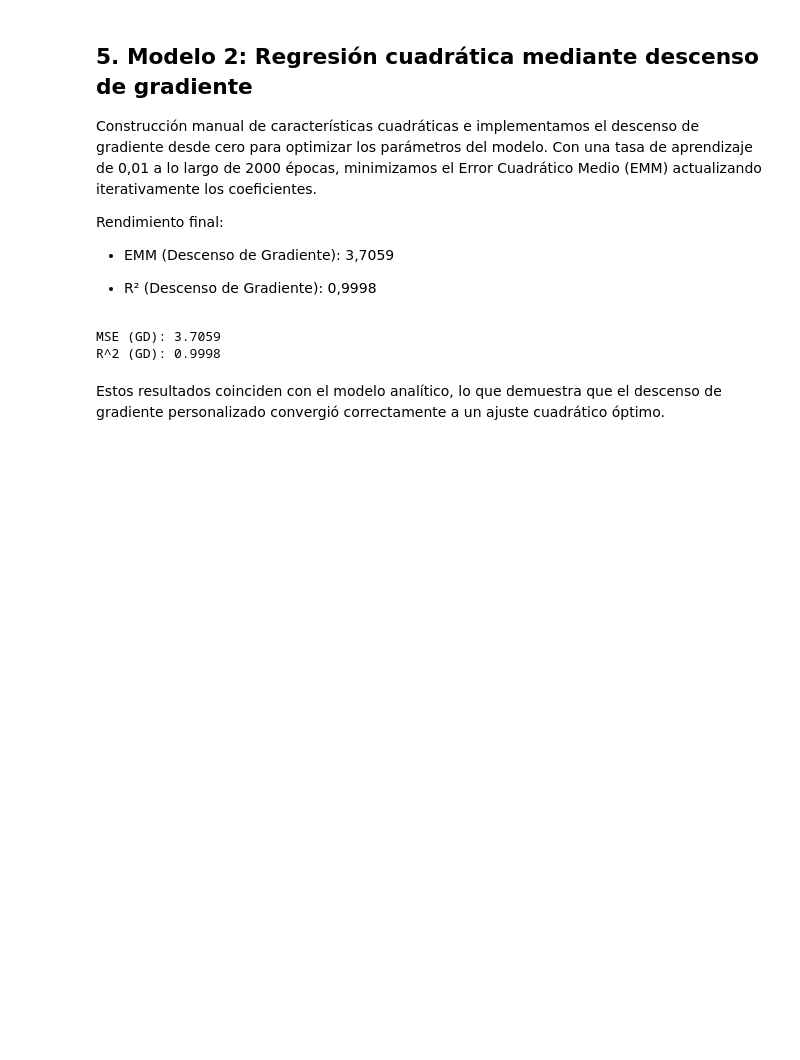
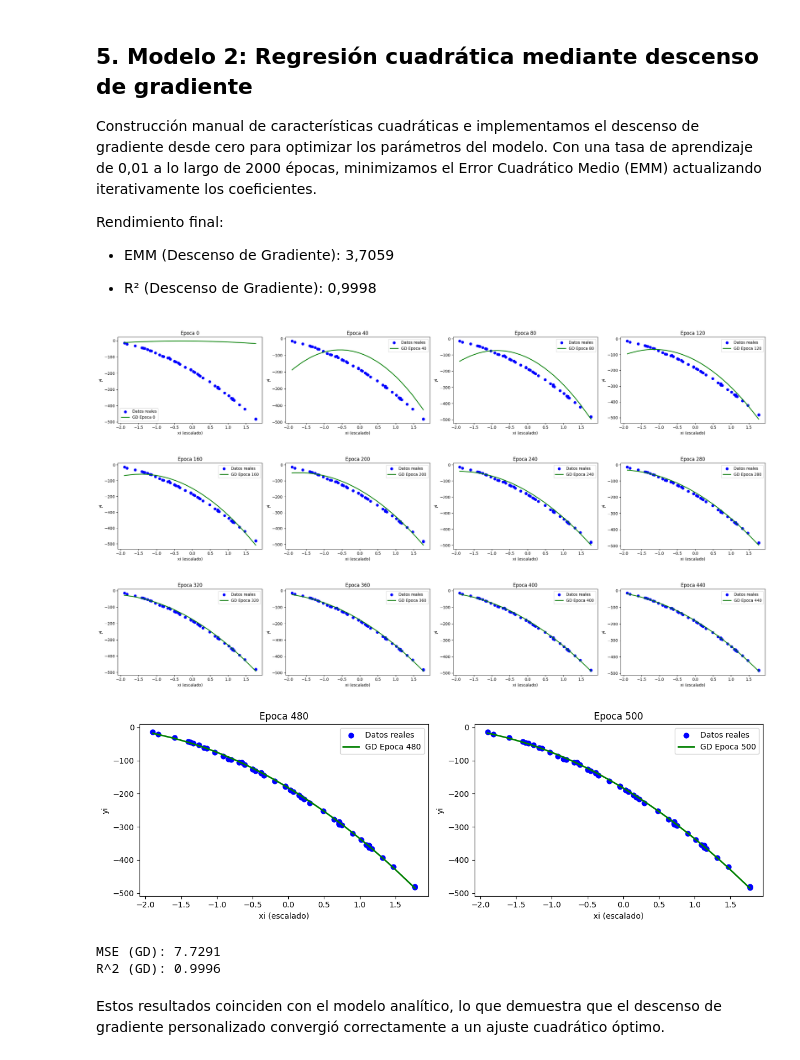
Before and after one commit to JossueJativa/InteligenciaArtificial2, a Jupyter notebook: Polynomial_regression.ipynb, the cells around one changed output. Drawn from its saved outputs; the diff is of its cells as text; code cells hidden in the pictures; blank space fills up the shorter version.

```diff
--- a/Polynomial_regression.ipynb
+++ b/Polynomial_regression.ipynb
@@ -187,37 +188,70 @@ X_gd = np.c_[np.ones(X_gd.shape[0]), X_gd]  # Add bias term
 # Initialize parameters
 np.random.seed(0)
 theta = np.random.randn(X_gd.shape[1])
 
 # Hyperparameters
 lr = 0.01
-epochs = 2000
+epochs = 501
 
 # Cost function
 def compute_cost(X, y, theta):
     y_pred = X @ theta
     return np.mean((y - y_pred) ** 2)
 
-# Gradient Descent
+# Gradient Descent with grouped plots
 costs = []
+snapshots = []
+epochs_to_plot = []
+
 for epoch in range(epochs):
     y_pred_gd = X_gd @ theta
     error = y_pred_gd - y
     grad = 2 * X_gd.T @ error / len(y)
     theta -= lr * grad
     if epoch % 100 == 0:
         costs.append(compute_cost(X_gd, y, theta))
+    # Save snapshot every 300 epochs and last epoch
+    if epoch % 40 == 0 or epoch == epochs - 1:
+        snapshots.append(theta.copy())
+        epochs_to_plot.append(epoch)
+
+batch_size = 4
+num_batches = math.ceil(len(snapshots) / batch_size)
+
+for batch in range(num_batches):
+    start = batch * batch_size
+    end = min((batch + 1) * batch_size, len(snapshots))
+    n_plots = end - start
+    fig, axes = plt.subplots(1, n_plots, figsize=(6 * n_plots, 4))
+    if n_plots == 1:
+        axes = [axes]
+    idx = np.argsort(x_scaled[:, 0])
+    for i, ax in enumerate(axes):
+        theta_snap = snapshots[start + i]
+        ax.scatter(x_scaled[:, 0], y, color='blue', label='Datos reales', s=40)
+        ax.plot(x_scaled[idx, 0], (X_gd @ theta_snap)[idx], color='green', label=f'GD Epoca {epochs_to_plot[start + i]}', linewidth=2)
+        ax.set_xlabel('xi (escalado)')
+        ax.set_ylabel('yi')
+        ax.set_title(f'Epoca {epochs_to_plot[start + i]}')
+        ax.legend()
+    plt.tight_layout()
+    plt.show()
 
 # Final predictions
 y_pred_gd = X_gd @ theta
 
 # Evaluation
 mse_gd = mean_squared_error(y, y_pred_gd)
 r2_gd = r2_score(y, y_pred_gd)
 print(f'MSE (GD): {mse_gd:.4f}')
 print(f'R^2 (GD): {r2_gd:.4f}')
 # %% [output]
+[figure, added]
+[figure, added]
+[figure, added]
+[figure, added]
-MSE (GD): 3.7059
-R^2 (GD): 0.9998
+MSE (GD): 7.7291
+R^2 (GD): 0.9996
 # %% [markdown]
 
 Estos resultados coinciden con el modelo analítico, lo que demuestra que el descenso de gradiente personalizado convergió correctamente a un ajuste cuadrático óptimo.
```
Also changed, not shown: parts of 6 cells of this notebook.
